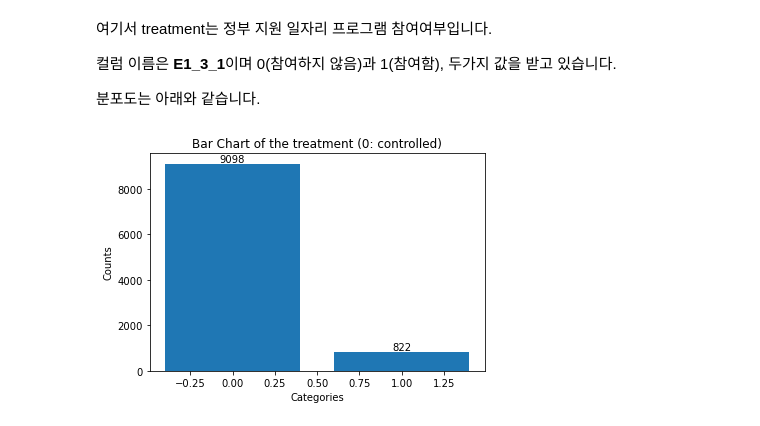
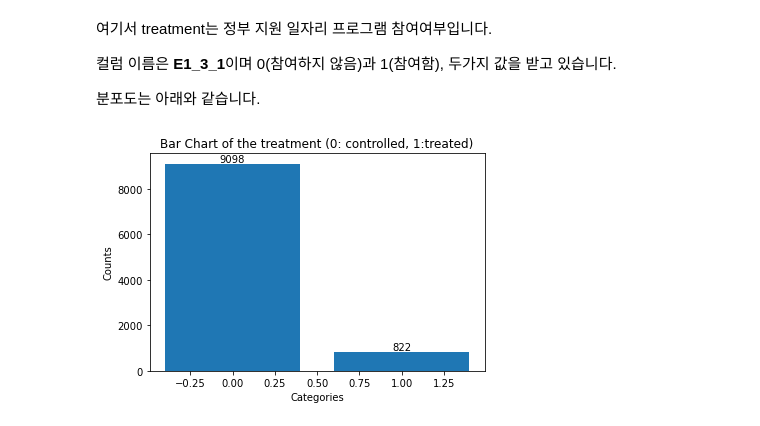
Before and after one commit to minwukim/KDI---Financial-Distress, a Jupyter notebook: Part 2. Propensity Score Matching.ipynb, the cells around one changed output. Drawn from its saved outputs; the diff is of its cells as text; code cells hidden in the pictures.

```diff
--- a/Part 2. Propensity Score Matching.ipynb
+++ b/Part 2. Propensity Score Matching.ipynb
@@ -87,14 +103,14 @@ life_features_2 = life_essential + life_compound
 # %%
 values = df['E1_3_1'].value_counts()
 labels = values.index
 plt.figure(figsize=(6,4))
 bars = plt.bar(labels, values)
 for bar in bars:
     yval = bar.get_height()
     plt.text(bar.get_x() + bar.get_width()/2, yval + 0.5, yval, ha='center', va='bottom')
-plt.title('Bar Chart of the treatment (0: controlled)')
+plt.title('Bar Chart of the treatment (0: controlled, 1:treated)')
 plt.xlabel('Categories')
 plt.ylabel('Counts')
 plt.show()
 # %% [output]
-[figure, old version]
+[figure, new version]
```
Also changed, not shown: parts of 70 cells of this notebook, 4 other files.
